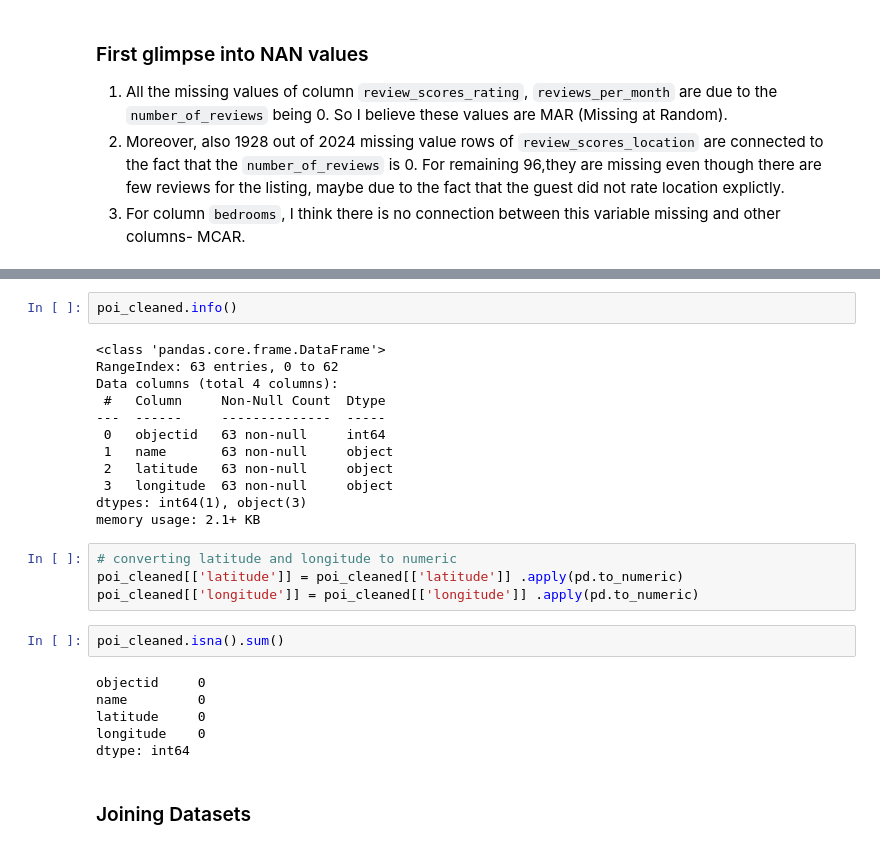
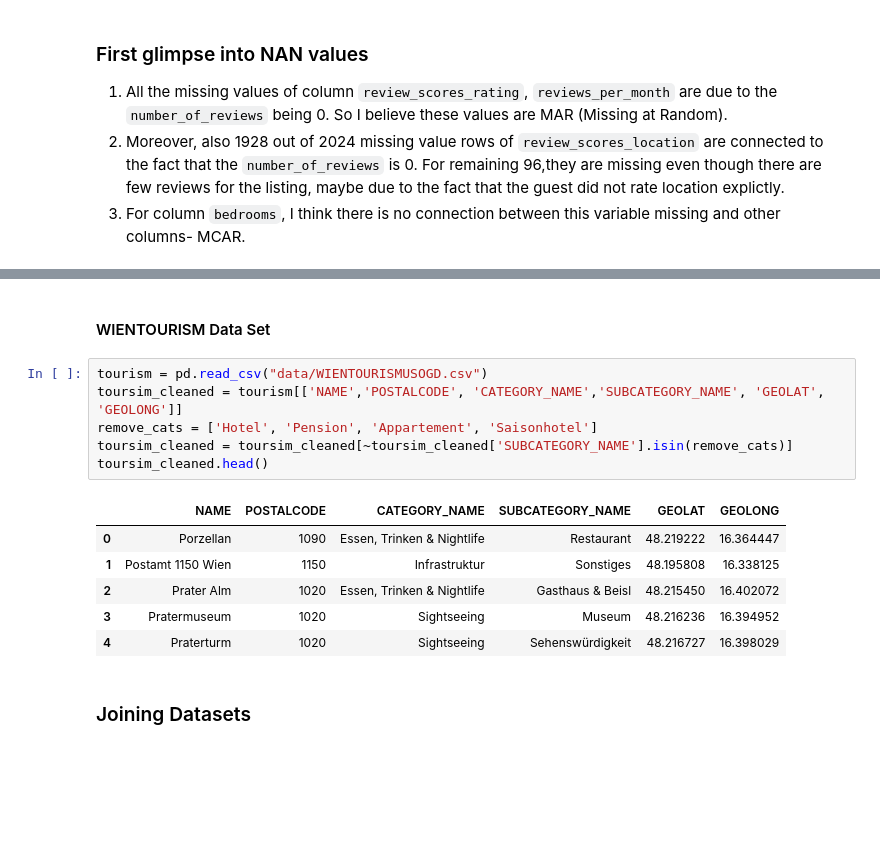
Before and after one commit to EderChri/DOPP, a Jupyter notebook: exploration_firststeps.pynb.ipynb, the cells around one changed output, grey strips where cells are left out. Drawn from its saved outputs; the diff is of its cells as text; blank space fills up the shorter version.

```diff
--- a/exploration_firststeps.pynb.ipynb
+++ b/exploration_firststeps.pynb.ipynb
@@ -170,29 +158,18 @@ poi_cleaned.head()
-# %%
-poi_cleaned.info()
-# %% [output]
-<class 'pandas.core.frame.DataFrame'>
-RangeIndex: 63 entries, 0 to 62
-Data columns (total 4 columns):
- #   Column     Non-Null Count  Dtype
----  ------     --------------  -----
- 0   objectid   63 non-null     int64
- 1   name       63 non-null     object
- 2   latitude   63 non-null     object
- 3   longitude  63 non-null     object
-dtypes: int64(1), object(3)
-memory usage: 2.1+ KB
-# %%
-# converting latitude and longitude to numeric
-poi_cleaned[['latitude']] = poi_cleaned[['latitude']] .apply(pd.to_numeric)
-poi_cleaned[['longitude']] = poi_cleaned[['longitude']] .apply(pd.to_numeric)
-# %%
-poi_cleaned.isna().sum()
-# %% [output]
-objectid     0
-name         0
-latitude     0
-longitude    0
-dtype: int64
+# %% [markdown]
+#### WIENTOURISM Data Set
+# %%
+tourism = pd.read_csv("data/WIENTOURISMUSOGD.csv")
+toursim_cleaned = tourism[['NAME','POSTALCODE', 'CATEGORY_NAME','SUBCATEGORY_NAME', 'GEOLAT', 'GEOLONG']]
+remove_cats = ['Hotel', 'Pension', 'Appartement', 'Saisonhotel']
+toursim_cleaned = toursim_cleaned[~toursim_cleaned['SUBCATEGORY_NAME'].isin(remove_cats)]
+toursim_cleaned.head()
+# %% [output]
+|  | NAME | POSTALCODE | CATEGORY_NAME | SUBCATEGORY_NAME | GEOLAT | GEOLONG |
+| 0 | Porzellan | 1090 | Essen, Trinken & Nightlife | Restaurant | 48.219222 | 16.364447 |
+| 1 | Postamt 1150 Wien | 1150 | Infrastruktur | Sonstiges | 48.195808 | 16.338125 |
+| 2 | Prater Alm | 1020 | Essen, Trinken & Nightlife | Gasthaus & Beisl | 48.215450 | 16.402072 |
+| 3 | Pratermuseum | 1020 | Sightseeing | Museum | 48.216236 | 16.394952 |
+| 4 | Praterturm | 1020 | Sightseeing | Sehenswürdigkeit | 48.216727 | 16.398029 |
 # %% [markdown]
 ### Joining Datasets
 # %%
```
Also changed, not shown: parts of 15 cells of this notebook, 1 other file.
